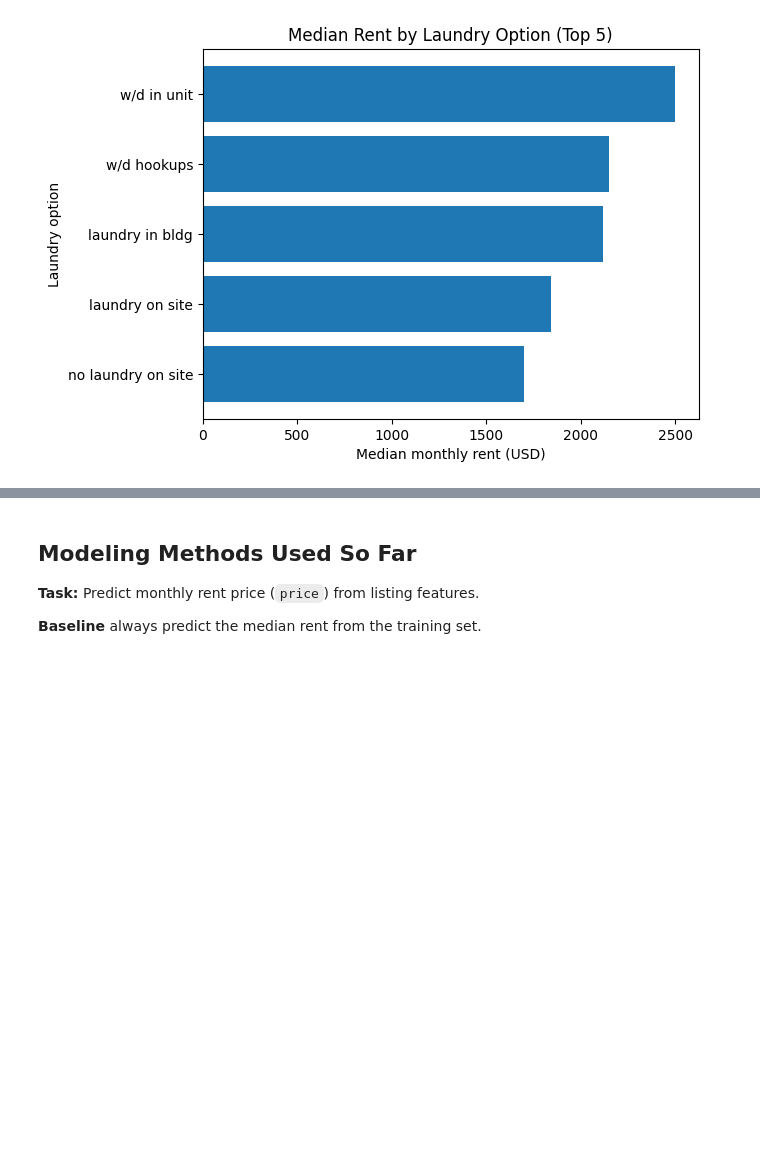
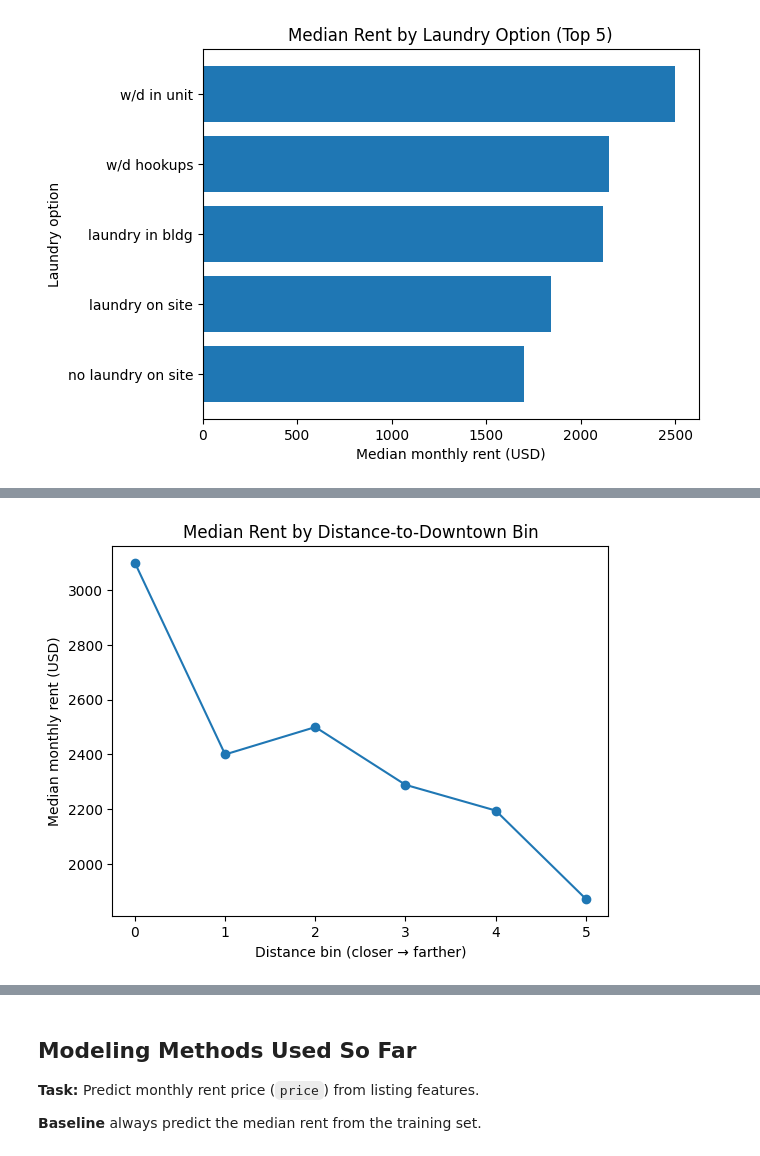
Before and after one commit to lr0826/cs506-project, a Jupyter notebook: notebooks/01_april_checkin.ipynb, the cells around one changed output, grey strips where cells are left out. Cells and saved outputs as stored; diff of their text form; code cells hidden in the pictures; blank space fills up the shorter version.

```diff
--- a/notebooks/01_april_checkin.ipynb
+++ b/notebooks/01_april_checkin.ipynb
@@ -110,0 +183,13 @@ if "laundry_options" in df.columns:
+# %%
+sub = df.dropna(subset=["dist_downtown","price"]).copy()
+bins = pd.qcut(sub["dist_downtown"], q=6, duplicates="drop")
+med = sub.groupby(bins)["price"].median()
+
+plt.figure()
+plt.plot(range(len(med)), med.values, marker="o")
+plt.title("Median Rent by Distance-to-Downtown Bin")
+plt.xlabel("Distance bin (closer → farther)")
+plt.ylabel("Median monthly rent (USD)")
+plt.show()
+# %% [output]
+[figure, added]
```
Also changed, not shown: parts of 18 cells of this notebook.
